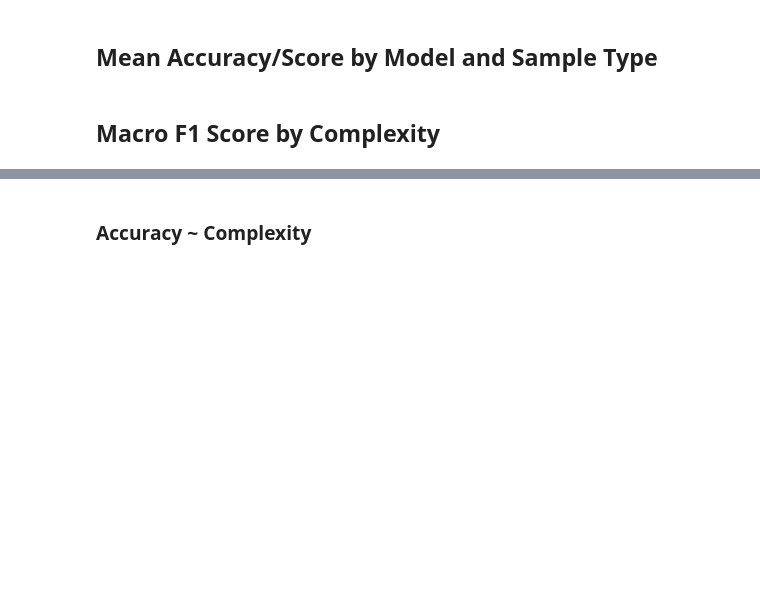
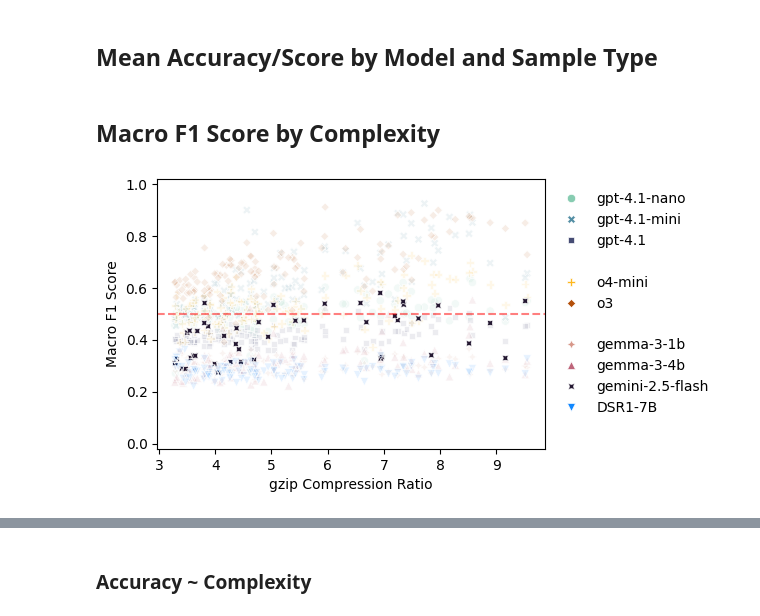
Before and after one commit to jopetty/relic, a Jupyter notebook: notebooks/analysis.ipynb, the cells around one changed output, grey strips where cells are left out. Saved outputs shown, nothing was run; the diff lists cells and outputs as text; code cells hidden in the pictures; blank space fills up the shorter version.

Commit message:
Update analysis to include Gemini-formatted data

```diff
--- a/notebooks/analysis.ipynb
+++ b/notebooks/analysis.ipynb
@@ -107,6 +107,7 @@ PALETTE_MODEL = darken(
         "gemma-3-4b": sns.cubehelix_palette(n_colors=5)[1],
         "gemma-3-12b": sns.cubehelix_palette(n_colors=5)[2],
         "gemma-3-27b": sns.cubehelix_palette(n_colors=5)[3],
+        "gemini-2.5-flash": sns.cubehelix_palette(n_colors=5)[4],
         "DSR1-7B": sns.color_palette("cool", n_colors=2)[0],
     }
 )
@@ -242,7 +266,10 @@ YES_RE = re.compile(r"[^a-zA-Z]*\b(yes|no)\b[^a-zA-Z]*", re.IGNORECASE)
 
 def extract_content(choices_list: list) -> str:
     try:
-        return choices_list[0]["message"]["content"]
+        if "message" in choices_list[0].keys():
+            return choices_list[0]["message"]["content"]
+        else:
+            return choices_list[0]["content"]["parts"][0]["text"]
     except Exception as e:
         print(choices_list)
 
@@ -1775,34 +1985,36 @@ sns.scatterplot(
     x="compression_ratio",
     y="macro_f1_score",
     style="model",
     hue="model",
     hue_order=f1_df["model"].unique(),
     style_order=f1_df["model"].unique(),
     palette=PALETTE_MODEL,
     ax=ax,
 )
 
 legend_format(
     keys=f1_df["model"].unique(),
     ax=ax,
 )
 
 filter_by_alpha(
     keys=f1_df["model"].unique(),
-    highlight=["gpt-4.1-nano"],
+    highlight=["gemini-2.5-flash"],
     alpha=0.1,
     ax=ax,
 )
 
 
 _ = ax.set_ylim(-0.02, 1.02)
 _ = ax.set_xlabel("gzip Compression Ratio")
 _ = ax.set_ylabel("Macro F1 Score")
 
 plt.savefig(
     FIGURES_DIR / "compression_ratio_vs_macro_f1.pdf",
     bbox_inches="tight",
 )
+# %% [output]
+[figure, added]
 # %%
 fig = plt.figure(figsize=(5, 3.5))
 ax = fig.add_subplot(111)
```
Also changed, not shown: parts of 27 cells of this notebook.
